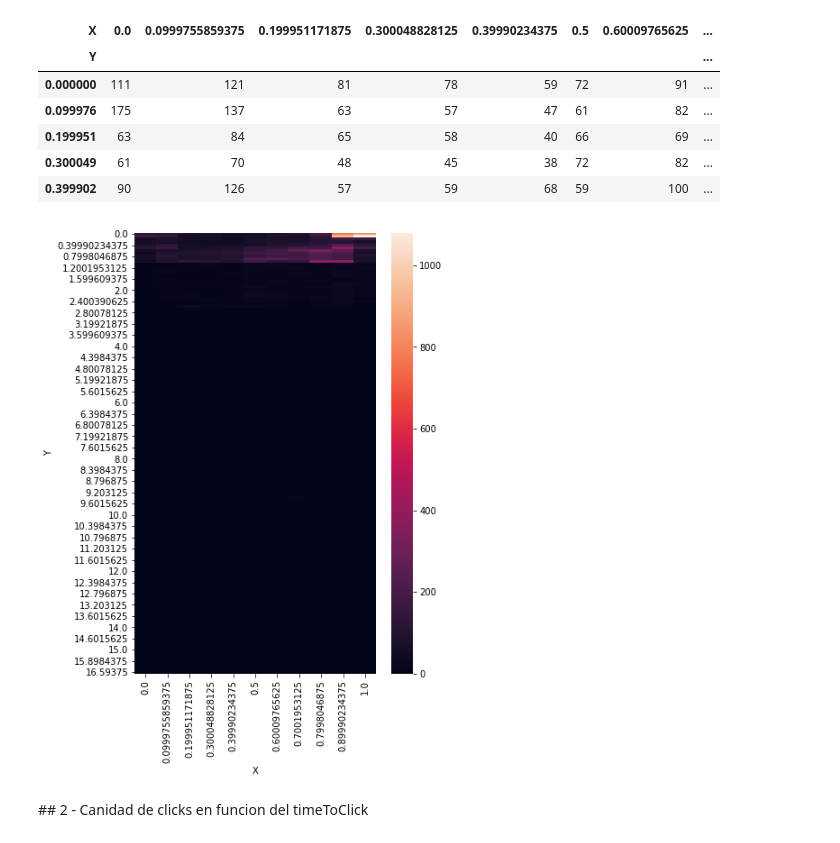
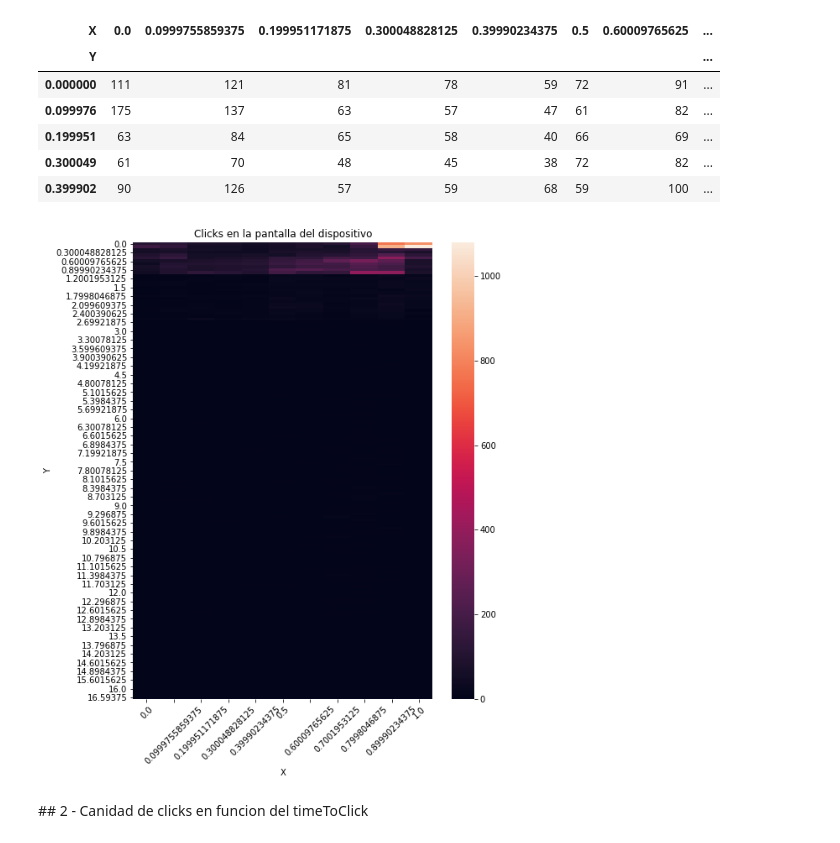
Before and after one commit to sberoch/Datos, a Jupyter notebook: clicks.ipynb, the cells around one changed output. Drawn from its saved outputs; the diff is of its cells as text; code cells hidden in the pictures.

```diff
--- a/clicks.ipynb
+++ b/clicks.ipynb
@@ -99,11 +99,13 @@ nuevo.head()
 | 0.399902 | 90 | 126 | 57 | 59 | 68 | 59 | 100 | ... |
 # %%
 #resize del heatmap
-plt.figure(figsize=(6, 9))
+plt.figure(figsize=(8, 10))
 
-sns.heatmap(nuevo);
+grph1 = sns.heatmap(nuevo)
+grph1.set_title('Clicks en la pantalla del dispositivo')
+plt.xticks(rotation=45);
 # %% [output]
-[figure, old version]
+[figure, new version]
 # %% [markdown]
 ## 2 - Canidad de clicks en funcion del timeToClick
 # %%
```
Also changed, not shown: parts of 20 cells of this notebook.
